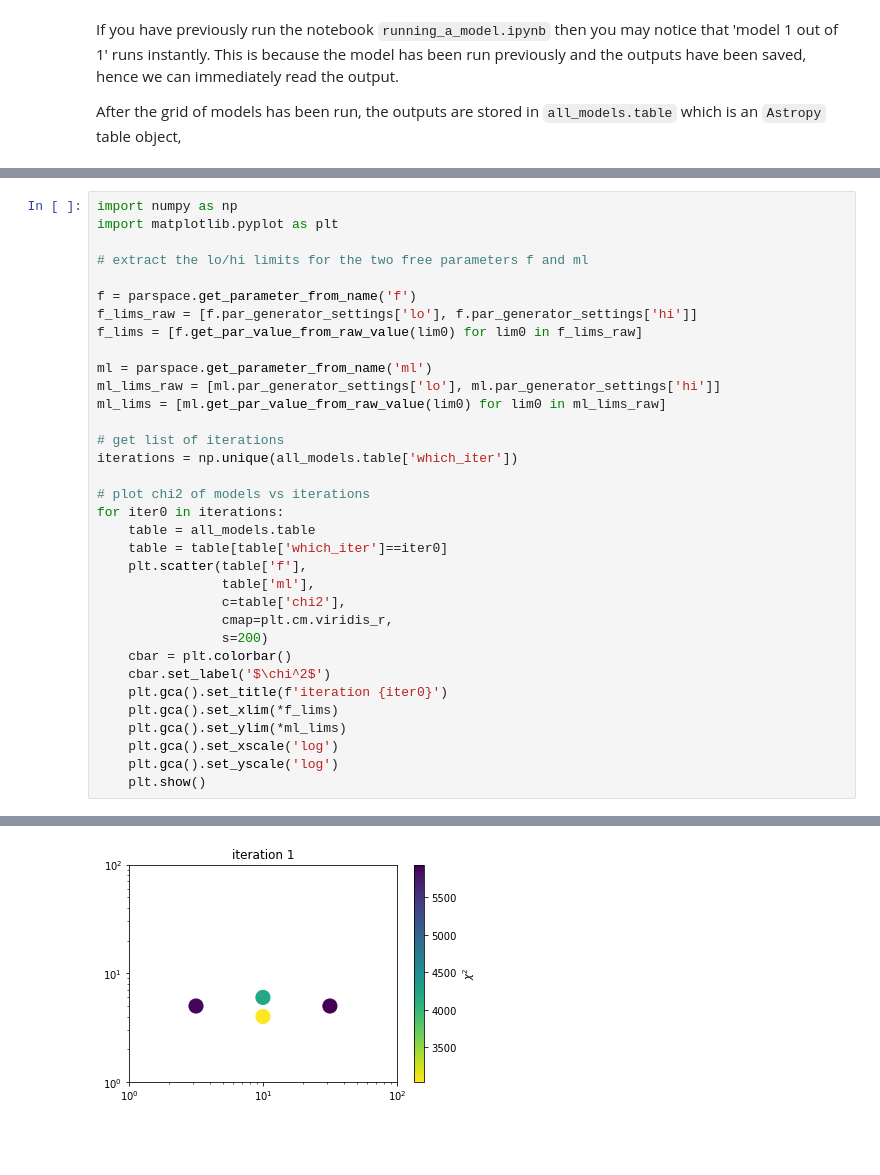
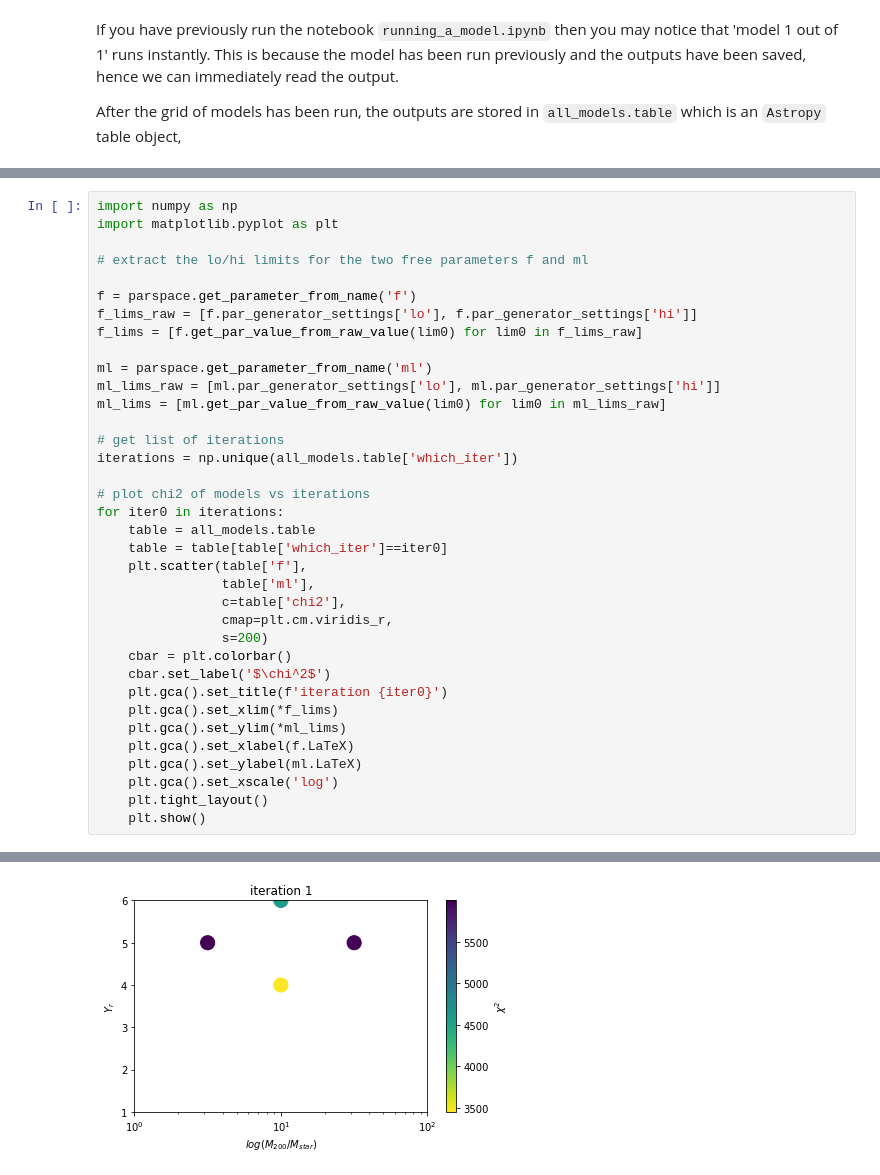
Before and after one commit to dynamics-of-stellar-systems/dynamite, a Jupyter notebook: docs/tutorial_notebooks/running_a_grid_of_models.ipynb, the cells around one changed output, grey strips where cells are left out. Drawn from its saved outputs; the diff is of its cells as text; blank space fills up the shorter version.

```diff
--- a/docs/tutorial_notebooks/running_a_grid_of_models.ipynb
+++ b/docs/tutorial_notebooks/running_a_grid_of_models.ipynb
@@ -102,7 +103,9 @@ for iter0 in iterations:
     plt.gca().set_title(f'iteration {iter0}')
     plt.gca().set_xlim(*f_lims)
     plt.gca().set_ylim(*ml_lims)
+    plt.gca().set_xlabel(f.LaTeX)
+    plt.gca().set_ylabel(ml.LaTeX)
     plt.gca().set_xscale('log')
-    plt.gca().set_yscale('log')
+    plt.tight_layout()
     plt.show()
 # %% [output]
@@ -110 +113 @@ for iter0 in iterations:
-[figure, old version]
+[figure, new version]
```
Also changed, not shown: parts of 4 cells of this notebook, 10 other files.
